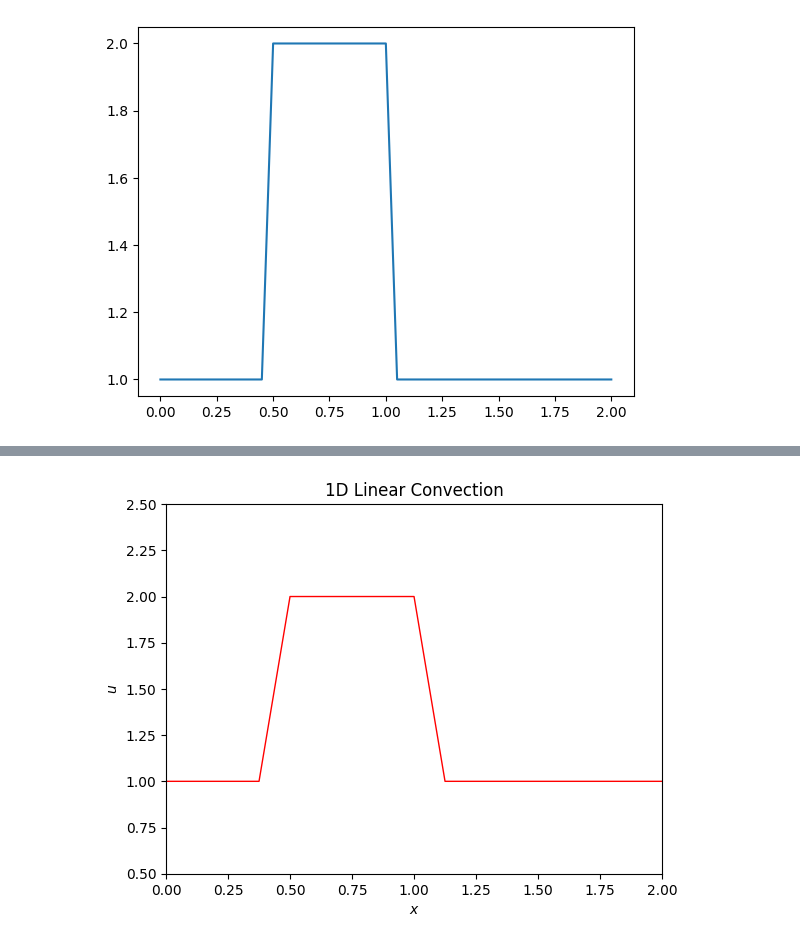
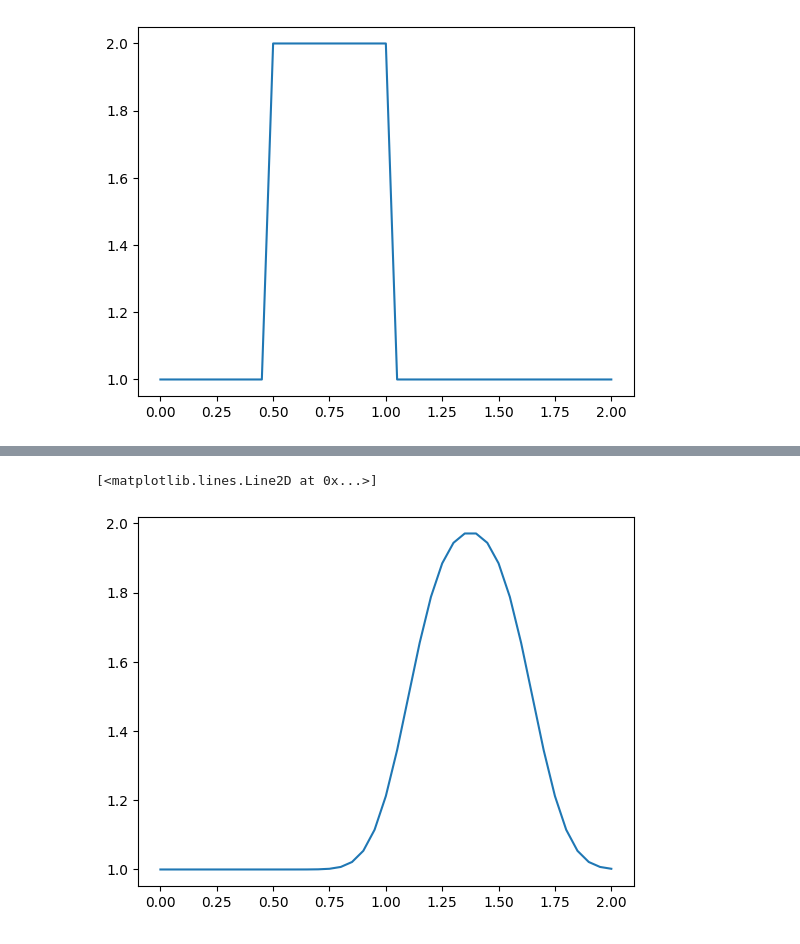
Before and after one commit to omar11205/computationalFluidDynamics, a Jupyter notebook: 1DLinearConvectionEquation.ipynb, the cells around one changed output, grey strips where cells are left out. Saved outputs shown, nothing was run; the diff lists cells and outputs as text; code cells hidden in the pictures.

Commit message:
FDS backward and forward complete

```diff
--- a/1DLinearConvectionEquation.ipynb
+++ b/1DLinearConvectionEquation.ipynb
@@ -115,7 +115,7 @@ u = np.ones(number_grid_points_x)
 
 # setting u = 2 between 0.5 and 1, and 1 in everyone else
 # u^0 then is:
-u[int(0.5/dx):int(1/dx+1)] = 2
+u[int(0.5/dx):int(1/dx+1)] = total_x_lenght
 print(u)
 # %% [output]
 [1. 1. 1. 1. 1. 1. 1. 1. 1. 1. 2. 2. 2. 2. 2. 2. 2. 2. 2. 2. 2. 1. 1. 1.
@@ -152,40 +170,12 @@ $u_i^{1} = u_i^0 - c \frac{\Delta t}{\Delta x}(u_i^0-u_{i-1}^0) = $
-# %%
-import matplotlib.animation as animation
-
-########################################################
-# Step 1: 1D Linear Convection
-########################################################
-
-X  = 41                    # Number of spatial points
-T  = 40                    # Number of time steps
-c  = 1                     # Wave speed
-dt = 0.025                 # Time step size
-dx = 2. / (X - 1.)         # Spatial step size
-
-# Initialise spatial grid and initial condition
-x = np.linspace(0, 5, num=X)
-u = np.ones(X)
-u[(x >= 0.5) & (x <= 1)] = 2
-
-# Setup the plot
-fig, ax = plt.subplots()
-line, = ax.plot(x, u, 'r', linewidth=1)
-ax.set_xlim(0, 2)
-ax.set_ylim(0.5, 2.5)
-ax.set_xlabel('$x$')
-ax.set_ylabel('$u$')
-ax.set_title('1D Linear Convection')
-
-def animate(n):
-    global u
-    un = u.copy()
-    for i in range(1, X):
-        u[i] = un[i] - c * (un[i] - un[i-1]) * dt / dx
-    line.set_ydata(u)
-    return line,
-
-anim = animation.FuncAnimation(fig, animate, frames=T, interval=50)
-
-plt.show()
-# %% [output]
-[figure, removed]
+# %%
+un = np.ones(number_grid_points_x) #temporary arrays of ones
+
+for n in range(number_of_timesteps): # run from 0 to number_of_timesteps times
+    un = u.copy() #copy the existing values of u into un
+    for i in range(1, number_grid_points_x): # with backward difference we must start with i = 1
+        u[i] = un[i] - c*dt/dx*(un[i] - un[i-1])
+# %%
+plt.plot(np.linspace(0, total_x_lenght, number_grid_points_x),u)
+# %% [output]
+[<matplotlib.lines.Line2D at 0x...>]
+[figure, added]
```
Also changed, not shown: parts of 2 cells of this notebook.
